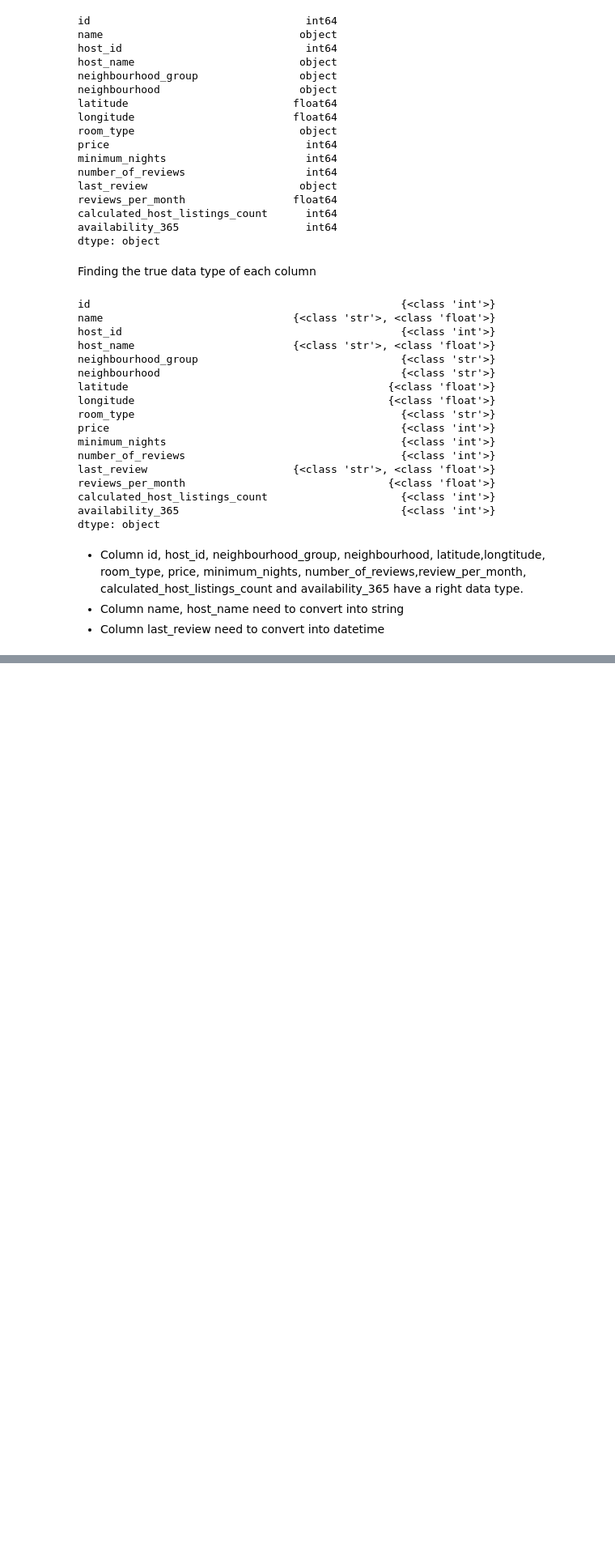
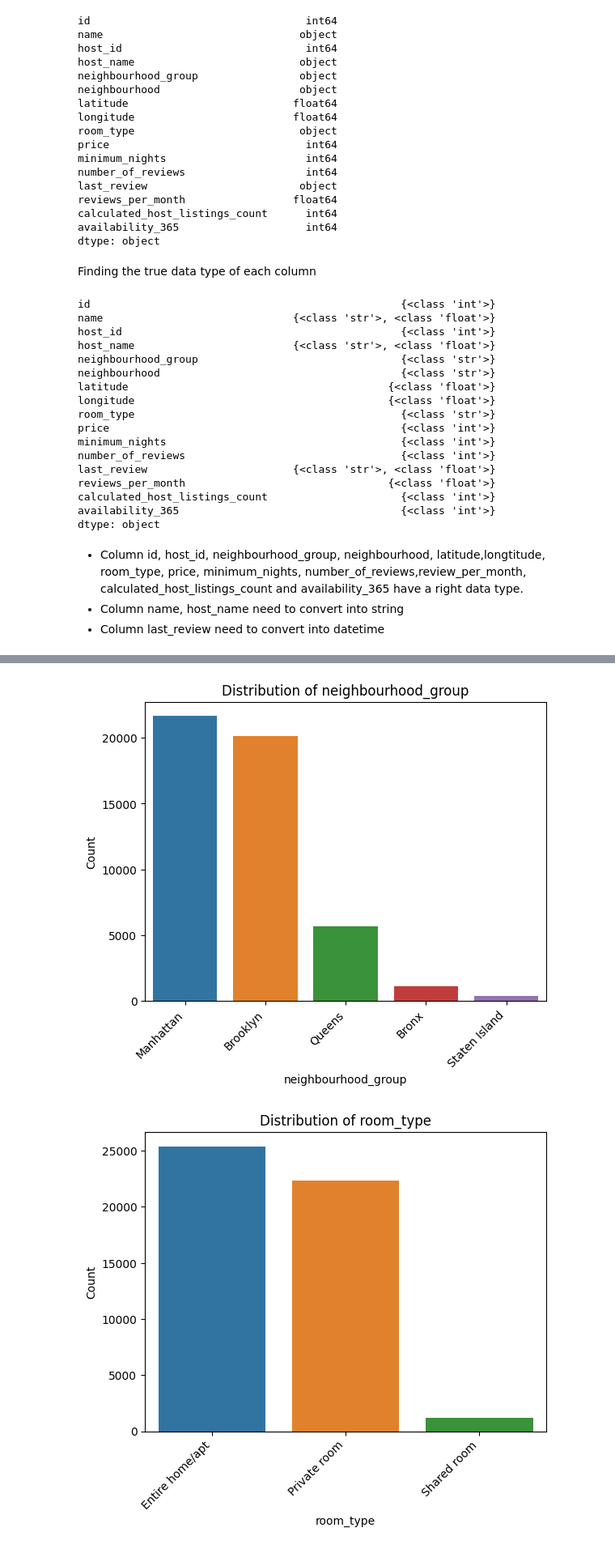
Before and after one commit to Gabien21/CSC17104_P4DS_final_project, a Jupyter notebook: Project/2_Exploring_Data.ipynb, the cells around one changed output, grey strips where cells are left out. Shown: that part at 81% size. Drawn from its saved outputs; the diff is of its cells as text; code cells hidden in the pictures; blank space fills up the shorter version.

```diff
--- a/Project/2_Exploring_Data.ipynb
+++ b/Project/2_Exploring_Data.ipynb
@@ -137,0 +202,5 @@ dtype: object
+# %%
+outliers = count_outliers(df, numerical_col)
+for col, count in outliers.items():
+    print(f"The number of outliers of {col}: {count}")
+    print(f'The percentage of outliers of {col} : {(count/ len(df[col])).round(2)}')
@@ -137,0 +226,2 @@ dtype: object
+# %%
+cate_col = ['neighbourhood_group','room_type']
@@ -137,0 +238,3 @@ dtype: object
+# %%
+for col in cate_col:
+    print(df[col].value_counts())
@@ -137,0 +254,18 @@ dtype: object
+# %%
+def plot_cate_data(df,cate_col):
+    for col in cate_col:
+        category_counts = df[col].value_counts()
+
+        sns.barplot(x=category_counts.index, y=category_counts.values)
+
+        plt.title(f'Distribution of {col}')
+        plt.xlabel(col)
+        plt.ylabel('Count')
+        plt.xticks(rotation=45, ha='right')
+
+        plt.show()
+# %%
+plot_cate_data(df,cate_col)
+# %% [output]
+[figure, added]
+[figure, added]
```
Also changed, not shown: parts of 19 cells of this notebook, 1 other file.
